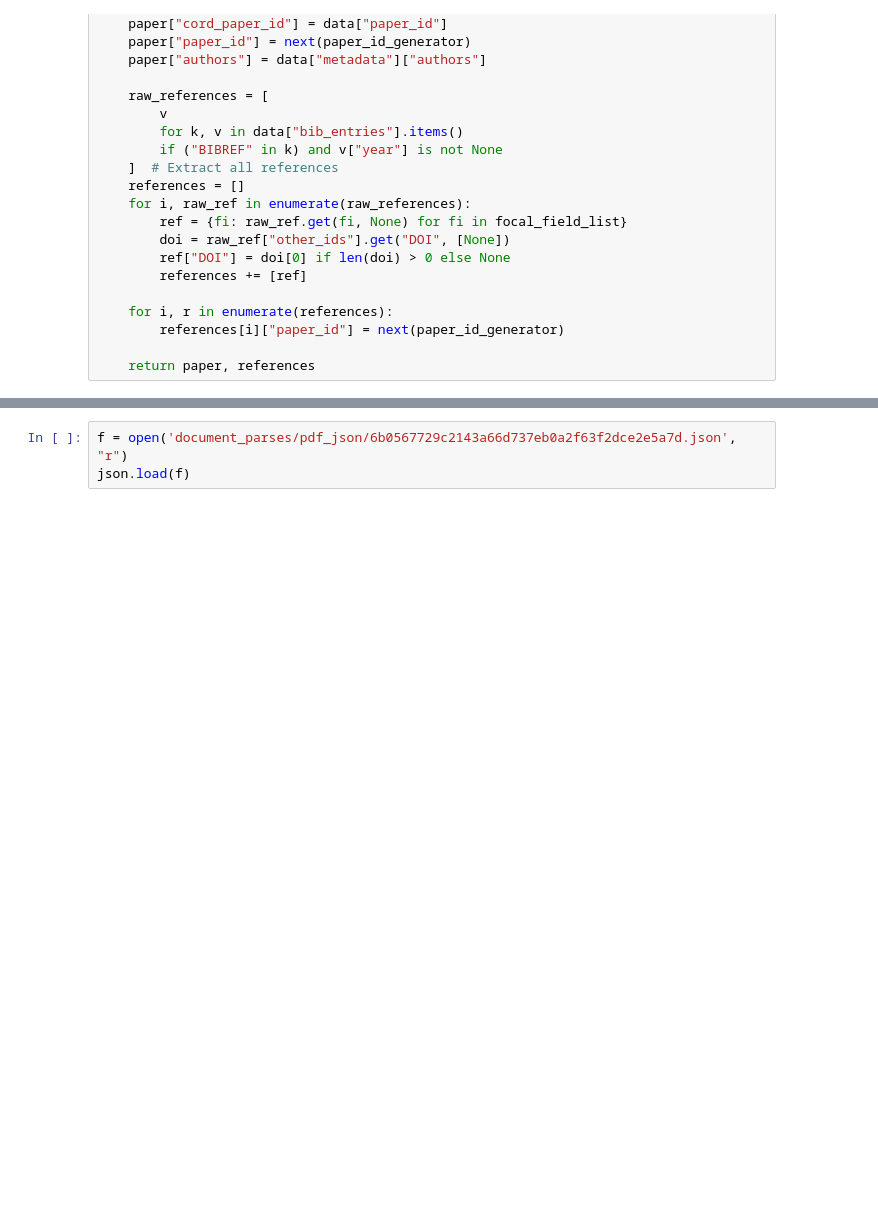
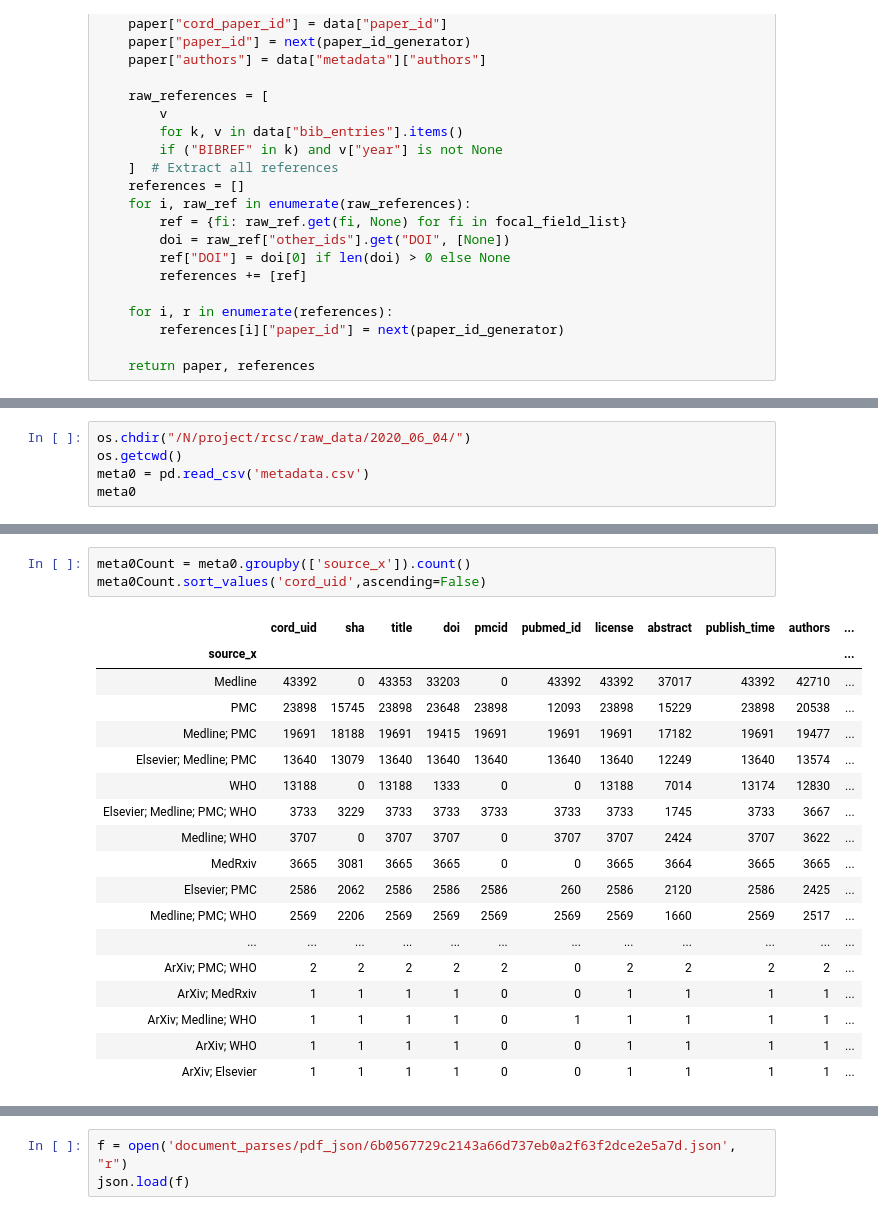
Before and after one commit to iuni-cadre/RCSCdata, a Jupyter notebook: ExtractTextInfo.ipynb, the cells around one changed output, grey strips where cells are left out. Cells and saved outputs as stored; diff of their text form; blank space fills up the shorter version.

```diff
--- a/ExtractTextInfo.ipynb
+++ b/ExtractTextInfo.ipynb
@@ -90,0 +315,5 @@ meta["pmcAuthors"] = meta['pmc_json_files'].dropna().apply(extract_meta_json)
+# %%
+os.chdir("/N/project/rcsc/raw_data/2020_06_04/")
+os.getcwd()
+meta0 = pd.read_csv('metadata.csv')
+meta0
@@ -91,3 +356,25 @@ meta["pmcAuthors"] = meta['pmc_json_files'].dropna().apply(extract_meta_json)
+# %%
+meta0Count = meta0.groupby(['source_x']).count()
+meta0Count.sort_values('cord_uid',ascending=False)
+# %% [output]
+|  | cord_uid | sha | title | doi | pmcid | pubmed_id | license | abstract | publish_time | authors | ... |
+| source_x |  |  |  |  |  |  |  |  |  |  | ... |
+| Medline | 43392 | 0 | 43353 | 33203 | 0 | 43392 | 43392 | 37017 | 43392 | 42710 | ... |
+| PMC | 23898 | 15745 | 23898 | 23648 | 23898 | 12093 | 23898 | 15229 | 23898 | 20538 | ... |
+| Medline; PMC | 19691 | 18188 | 19691 | 19415 | 19691 | 19691 | 19691 | 17182 | 19691 | 19477 | ... |
+| Elsevier; Medline; PMC | 13640 | 13079 | 13640 | 13640 | 13640 | 13640 | 13640 | 12249 | 13640 | 13574 | ... |
+| WHO | 13188 | 0 | 13188 | 1333 | 0 | 0 | 13188 | 7014 | 13174 | 12830 | ... |
+| Elsevier; Medline; PMC; WHO | 3733 | 3229 | 3733 | 3733 | 3733 | 3733 | 3733 | 1745 | 3733 | 3667 | ... |
+| Medline; WHO | 3707 | 0 | 3707 | 3707 | 0 | 3707 | 3707 | 2424 | 3707 | 3622 | ... |
+| MedRxiv | 3665 | 3081 | 3665 | 3665 | 0 | 0 | 3665 | 3664 | 3665 | 3665 | ... |
+| Elsevier; PMC | 2586 | 2062 | 2586 | 2586 | 2586 | 260 | 2586 | 2120 | 2586 | 2425 | ... |
+| Medline; PMC; WHO | 2569 | 2206 | 2569 | 2569 | 2569 | 2569 | 2569 | 1660 | 2569 | 2517 | ... |
+| ... | ... | ... | ... | ... | ... | ... | ... | ... | ... | ... | ... |
+| ArXiv; PMC; WHO | 2 | 2 | 2 | 2 | 2 | 0 | 2 | 2 | 2 | 2 | ... |
+| ArXiv; MedRxiv | 1 | 1 | 1 | 1 | 0 | 0 | 1 | 1 | 1 | 1 | ... |
+| ArXiv; Medline; WHO | 1 | 1 | 1 | 1 | 0 | 1 | 1 | 1 | 1 | 1 | ... |
+| ArXiv; WHO | 1 | 1 | 1 | 1 | 0 | 0 | 1 | 1 | 1 | 1 | ... |
+| ArXiv; Elsevier | 1 | 1 | 1 | 1 | 0 | 0 | 1 | 1 | 1 | 1 | ... |
 # %%
 pd.set_option('display.max_colwidth', 2)
 meta['pdf_json_files']
```
Also changed, not shown: parts of 24 cells of this notebook, 1 other file.
